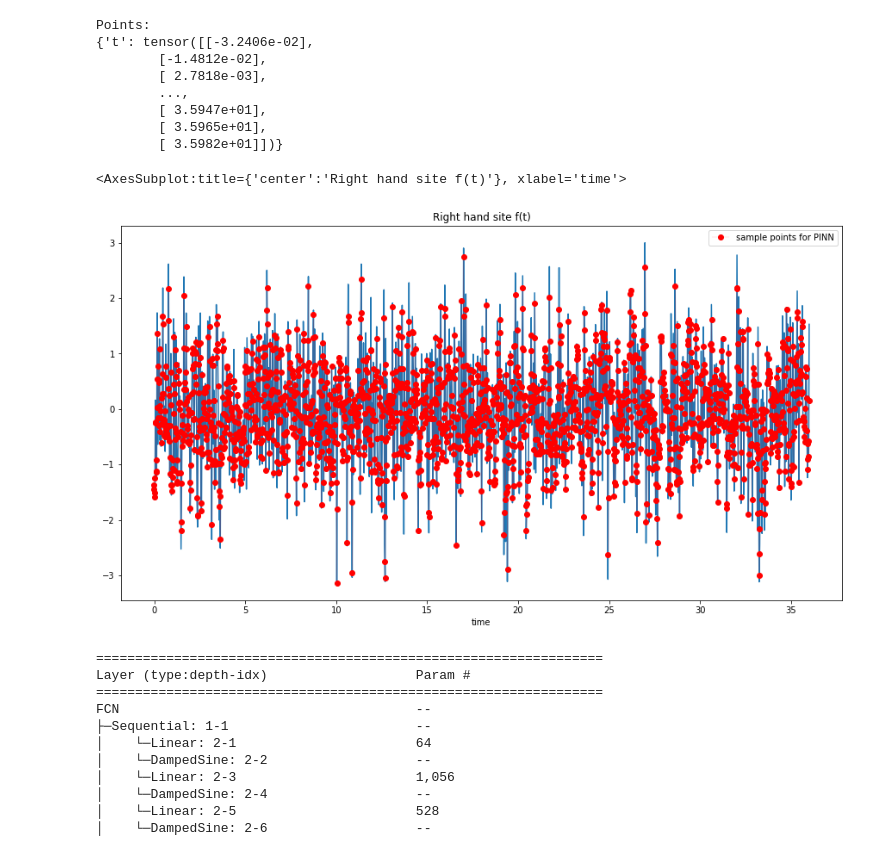
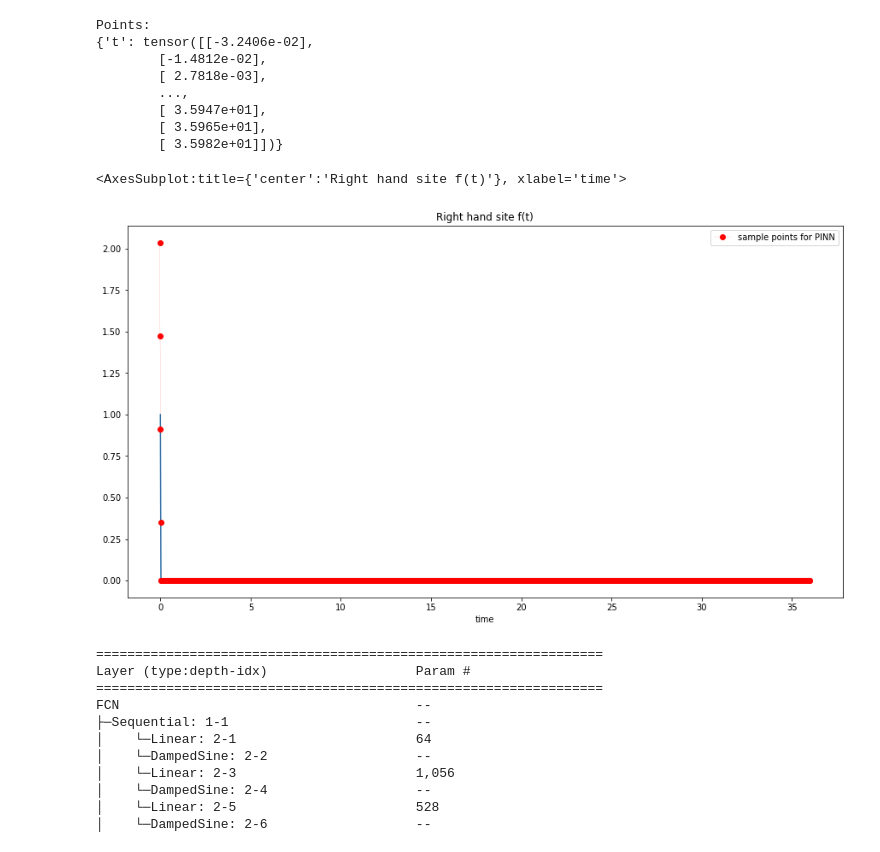
Before and after one commit to boschresearch/torchphysics, a Jupyter notebook: examples/oscillation/duffing_nonlinear.ipynb, the cells around one changed output. Drawn from its saved outputs; the diff is of its cells as text; code cells hidden in the pictures.

```diff
--- a/examples/oscillation/duffing_nonlinear.ipynb
+++ b/examples/oscillation/duffing_nonlinear.ipynb
@@ -65,7 +65,8 @@ chirpfunc = chirp(time, f0=0.1, t1=time.max(), f1=10, method='linear', phi=-90)
 F = pd.DataFrame([np.random.randn(time.shape[0]),
               chirpfunc,
               chirpfunc + 0.5 * np.random.randn(time.shape[0]),
-              unit_impulse(time.shape[0])
+              unit_impulse(time.shape[0]),
+#               np.zeros(time.shape[0])
                  ],
               columns=pd.Index(time, name="time"),
               index=["wn", "SineSweep", "SoR", "Dirac"]
@@ -112,23 +113,23 @@ Points:
         [ 3.5965e+01],
         [ 3.5982e+01]])}
 # %%
-_eval = "wn" #"Dirac"#
+_eval = "Dirac" #"wn"
 f, ax = plt.subplots(figsize=(15,8))
 F[_eval].plot(title="Right hand site f(t)", ax=ax)
 F_inter_func = func_f[_eval]
 pd.DataFrame(F_inter_func(inner_sampler.sample_points().as_tensor.numpy().ravel()),
           index=pd.Index(inner_sampler.sample_points().as_tensor.numpy().ravel(),name="time"),
           columns=["sample points for PINN"]).plot(
               # x="time", y="sample points for PINN",
               marker="o",
               color="r",
               linestyle=None,
               linewidth=0.1,
                ax=ax
               )
 # %% [output]
 <AxesSubplot:title={'center':'Right hand site f(t)'}, xlabel='time'>
-[figure, old version]
+[figure, new version]
 # %%
 #%% Model Definition
 class Snake(torch.nn.Module):
```
Also changed, not shown: parts of 13 cells of this notebook, 5 other files.
